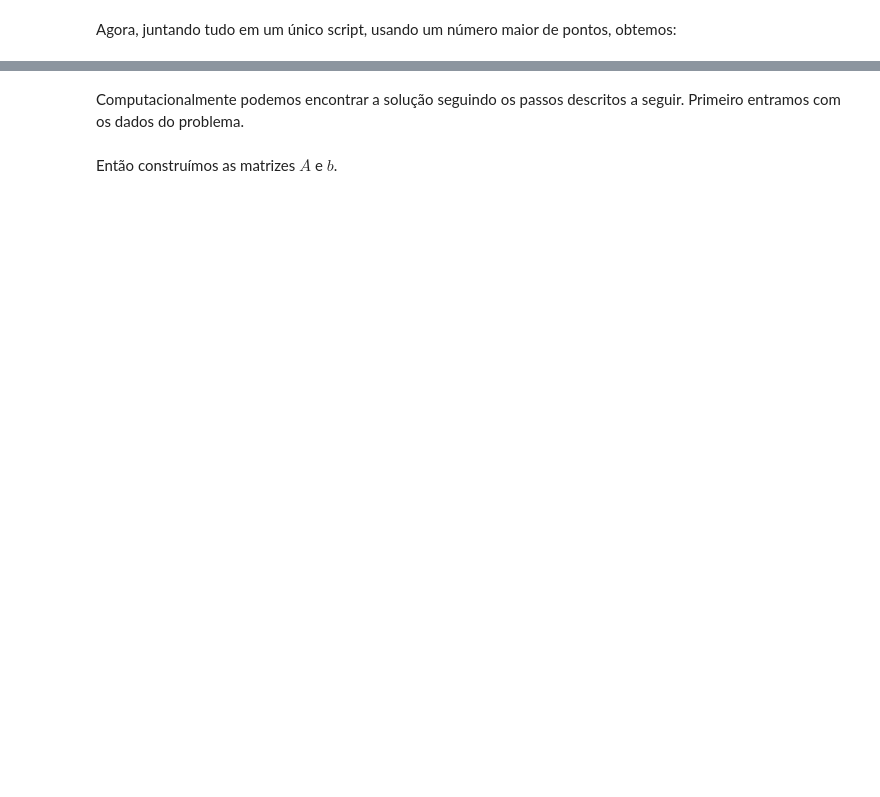
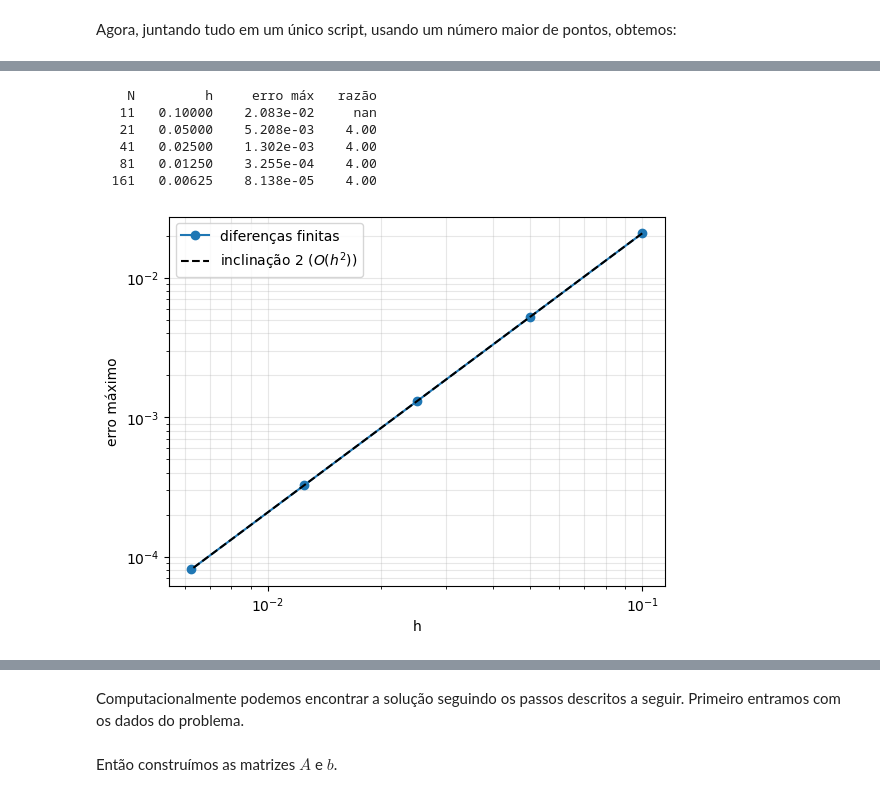
Before and after one commit to tiagoburiol/MatComp_III, a Jupyter notebook: Notebook 09 - Diferenças finitas para EDOs de 2ª ordem/09_diferencas_finitas_EDOs_2a_ordem.ipynb, the cells around one changed output, grey strips where cells are left out. Drawn from its saved outputs; the diff is of its cells as text; code cells hidden in the pictures; blank space fills up the shorter version.

```diff
--- a/Notebook 09 - Diferenças finitas para EDOs de 2ª ordem/09_diferencas_finitas_EDOs_2a_ordem.ipynb
+++ b/Notebook 09 - Diferenças finitas para EDOs de 2ª ordem/09_diferencas_finitas_EDOs_2a_ordem.ipynb
@@ -103,0 +140,37 @@ plt.show()
+# %%
+def resolve_exemplo_9_1(N):
+    h = 1/(N-1)
+    xi = np.linspace(0, 1, N)
+    A = np.identity(N)
+    for i in range(1,N-1):
+        A[i,i-1:i+2] = np.array([1,-2,1])
+    b = -(100*h**2)*(xi-1)**2
+    b[0] = 0
+    return xi, np.linalg.solve(A,b)
+
+y_exata = lambda x: -25*x**4/3 + 100*x**3/3 - 50*x**2 + 25*x
+
+hs, erros = [], []
+print(f"{'N':>5} {'h':>9} {'erro máx':>12} {'razão':>7}")
+for N in [11, 21, 41, 81, 161]:
+    xi, yi = resolve_exemplo_9_1(N)
+    erro = np.max(np.abs(yi - y_exata(xi)))
+    razao = erros[-1]/erro if erros else np.nan
+    hs.append(1/(N-1)); erros.append(erro)
+    print(f"{N:>5} {hs[-1]:>9.5f} {erro:>12.3e} {razao:>7.2f}")
+# %% [output]
+    N         h     erro máx   razão
+   11   0.10000    2.083e-02     nan
+   21   0.05000    5.208e-03    4.00
+   41   0.02500    1.302e-03    4.00
+   81   0.01250    3.255e-04    4.00
+  161   0.00625    8.138e-05    4.00
+# %%
+hs = np.array(hs)
+plt.loglog(hs, erros, 'o-', label='diferenças finitas')
+plt.loglog(hs, erros[0]*(hs/hs[0])**2, 'k--', label='inclinação 2 ($O(h^2)$)')
+plt.xlabel('h'); plt.ylabel('erro máximo')
+plt.legend(); plt.grid(which='both', alpha=0.3)
+plt.show()
+# %% [output]
+[figure, added]
```
Also changed, not shown: parts of 73 cells of this notebook, 3 other files.
